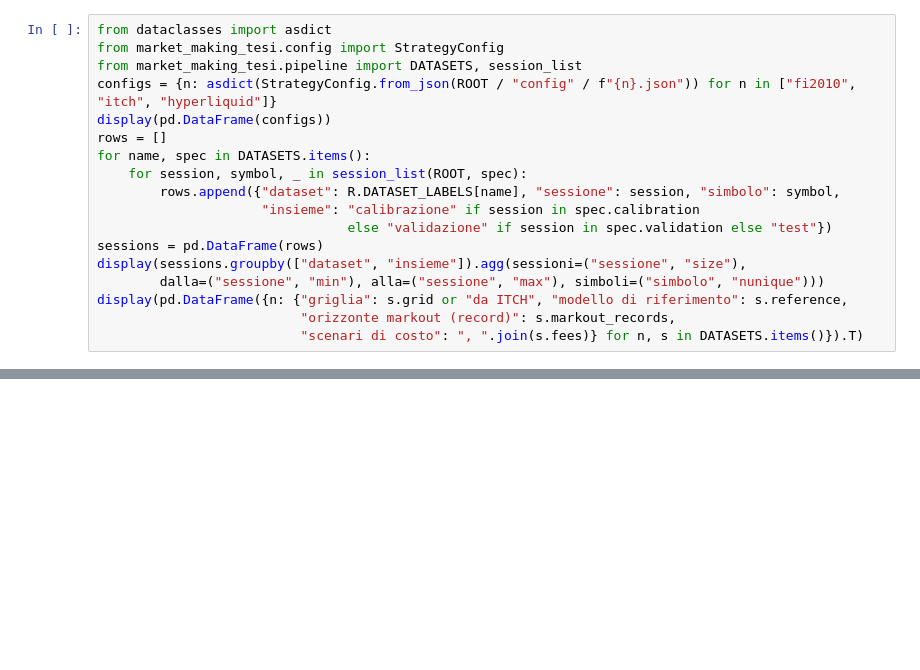
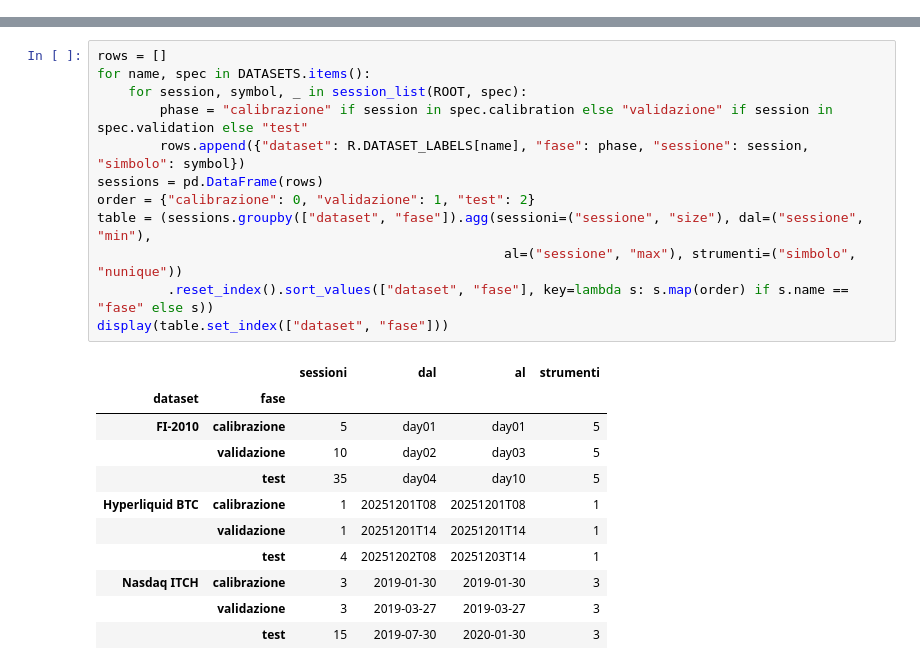
Before and after one commit to giuliobmb/lob-market-making-backtest, a Jupyter notebook: notebooks/00_setup.ipynb, the cells around one changed output, grey strips where cells are left out. Drawn from its saved outputs; the diff is of its cells as text; blank space fills up the shorter version.

```diff
--- a/notebooks/00_setup.ipynb
+++ b/notebooks/00_setup.ipynb
@@ -117,18 +86,0 @@ La suddivisione è cronologica, come nel piano: la prima sessione di ogni strume
-# %%
-from dataclasses import asdict
-from market_making_tesi.config import StrategyConfig
-from market_making_tesi.pipeline import DATASETS, session_list
-configs = {n: asdict(StrategyConfig.from_json(ROOT / "config" / f"{n}.json")) for n in ["fi2010", "itch", "hyperliquid"]}
-display(pd.DataFrame(configs))
-rows = []
-for name, spec in DATASETS.items():
-    for session, symbol, _ in session_list(ROOT, spec):
-        rows.append({"dataset": R.DATASET_LABELS[name], "sessione": session, "simbolo": symbol,
-                     "insieme": "calibrazione" if session in spec.calibration
-                                else "validazione" if session in spec.validation else "test"})
-sessions = pd.DataFrame(rows)
-display(sessions.groupby(["dataset", "insieme"]).agg(sessioni=("sessione", "size"),
-        dalla=("sessione", "min"), alla=("sessione", "max"), simboli=("simbolo", "nunique")))
-display(pd.DataFrame({n: {"griglia": s.grid or "da ITCH", "modello di riferimento": s.reference,
-                          "orizzonte markout (record)": s.markout_records,
-                          "scenari di costo": ", ".join(s.fees)} for n, s in DATASETS.items()}).T)
@@ -171,0 +127,24 @@ La suite copre parser, book, regole di fill, coda FIFO, latenza, contabilità, s
+# %%
+rows = []
+for name, spec in DATASETS.items():
+    for session, symbol, _ in session_list(ROOT, spec):
+        phase = "calibrazione" if session in spec.calibration else "validazione" if session in spec.validation else "test"
+        rows.append({"dataset": R.DATASET_LABELS[name], "fase": phase, "sessione": session, "simbolo": symbol})
+sessions = pd.DataFrame(rows)
+order = {"calibrazione": 0, "validazione": 1, "test": 2}
+table = (sessions.groupby(["dataset", "fase"]).agg(sessioni=("sessione", "size"), dal=("sessione", "min"),
+                                                    al=("sessione", "max"), strumenti=("simbolo", "nunique"))
+         .reset_index().sort_values(["dataset", "fase"], key=lambda s: s.map(order) if s.name == "fase" else s))
+display(table.set_index(["dataset", "fase"]))
+# %% [output]
+|  |  | sessioni | dal | al | strumenti |
+| dataset | fase |  |  |  |  |
+| FI-2010 | calibrazione | 5 | day01 | day01 | 5 |
+|  | validazione | 10 | day02 | day03 | 5 |
+|  | test | 35 | day04 | day10 | 5 |
+| Hyperliquid BTC | calibrazione | 1 | 20251201T08 | 20251201T08 | 1 |
+|  | validazione | 1 | 20251201T14 | 20251201T14 | 1 |
+|  | test | 4 | 20251202T08 | 20251203T14 | 1 |
+| Nasdaq ITCH | calibrazione | 3 | 2019-01-30 | 2019-01-30 | 3 |
+|  | validazione | 3 | 2019-03-27 | 2019-03-27 | 3 |
+|  | test | 15 | 2019-07-30 | 2020-01-30 | 3 |
```
Also changed, not shown: parts of 13 cells of this notebook, 22 other files.
